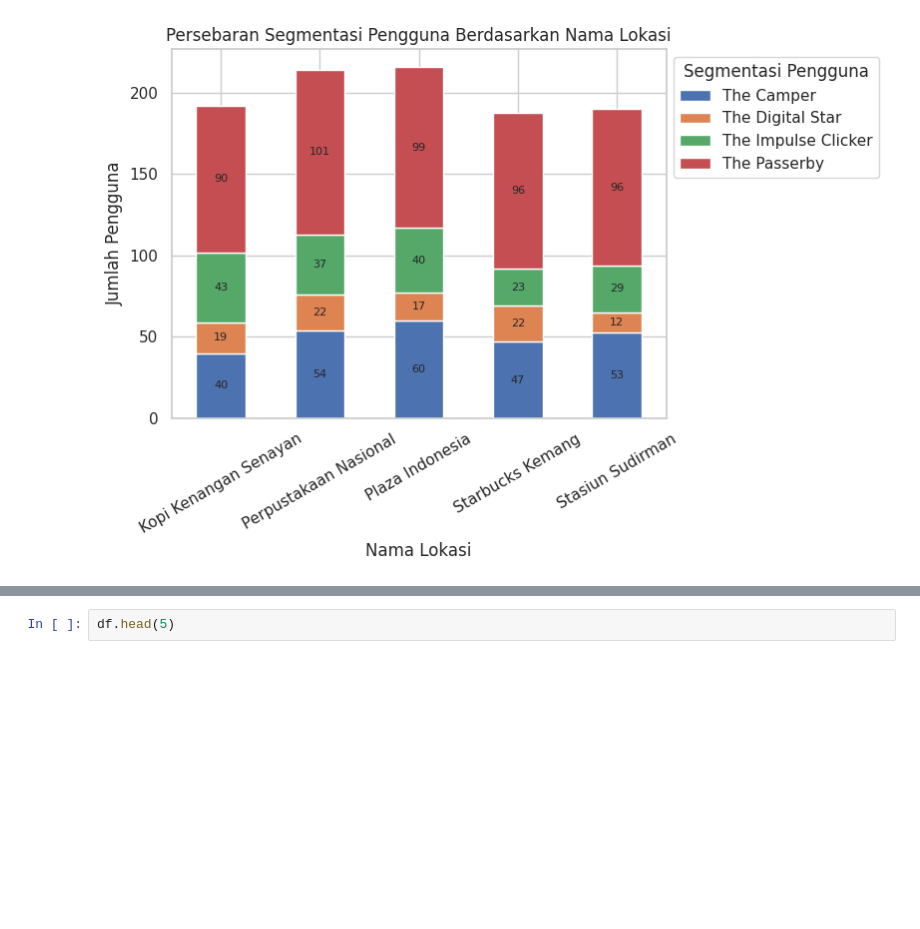
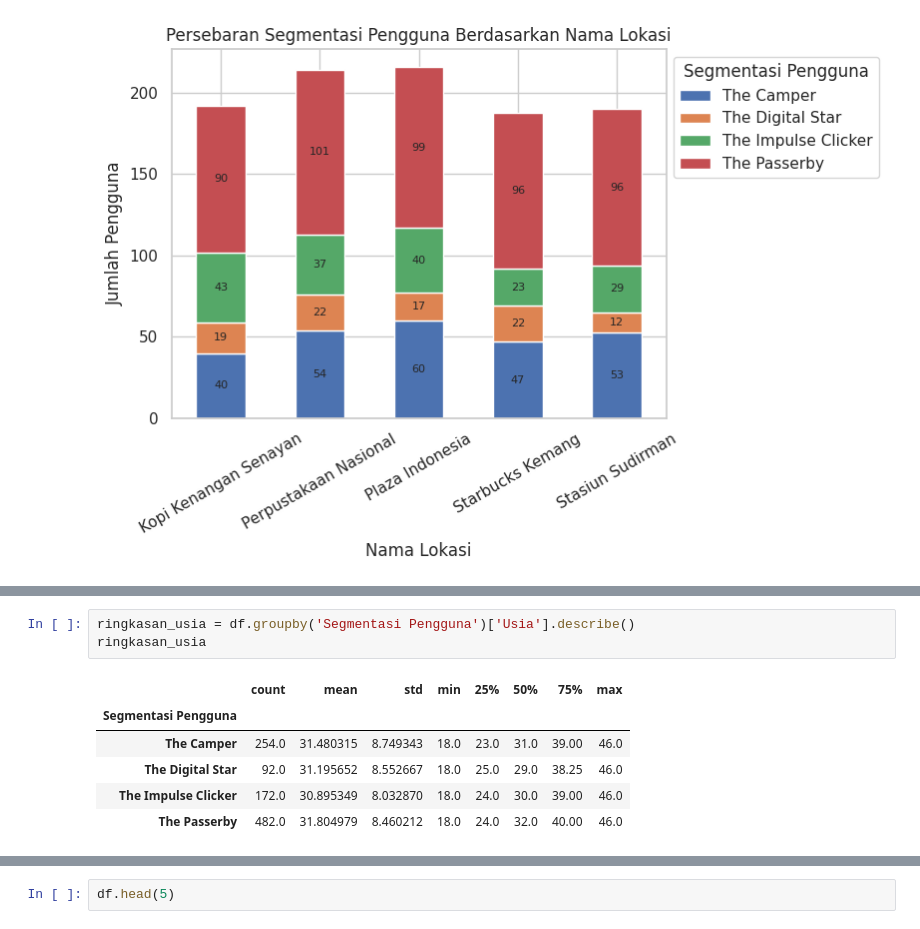
Before and after one commit to Riz2693/Higo-Technical-Test, a Jupyter notebook: 2. Analisis Dan EDA.ipynb, the cells around one changed output, grey strips where cells are left out. Cells and saved outputs as stored; diff of their text form; blank space fills up the shorter version.

```diff
--- a/2. Analisis Dan EDA.ipynb
+++ b/2. Analisis Dan EDA.ipynb
@@ -589,0 +596,10 @@ plt.show()
+# %%
+ringkasan_usia = df.groupby('Segmentasi Pengguna')['Usia'].describe()
+ringkasan_usia
+# %% [output]
+|  | count | mean | std | min | 25% | 50% | 75% | max |
+| Segmentasi Pengguna |  |  |  |  |  |  |  |  |
+| The Camper | 254.0 | 31.480315 | 8.749343 | 18.0 | 23.0 | 31.0 | 39.00 | 46.0 |
+| The Digital Star | 92.0 | 31.195652 | 8.552667 | 18.0 | 25.0 | 29.0 | 38.25 | 46.0 |
+| The Impulse Clicker | 172.0 | 30.895349 | 8.032870 | 18.0 | 24.0 | 30.0 | 39.00 | 46.0 |
+| The Passerby | 482.0 | 31.804979 | 8.460212 | 18.0 | 24.0 | 32.0 | 40.00 | 46.0 |
```
Also changed, not shown: parts of 3 cells of this notebook.
